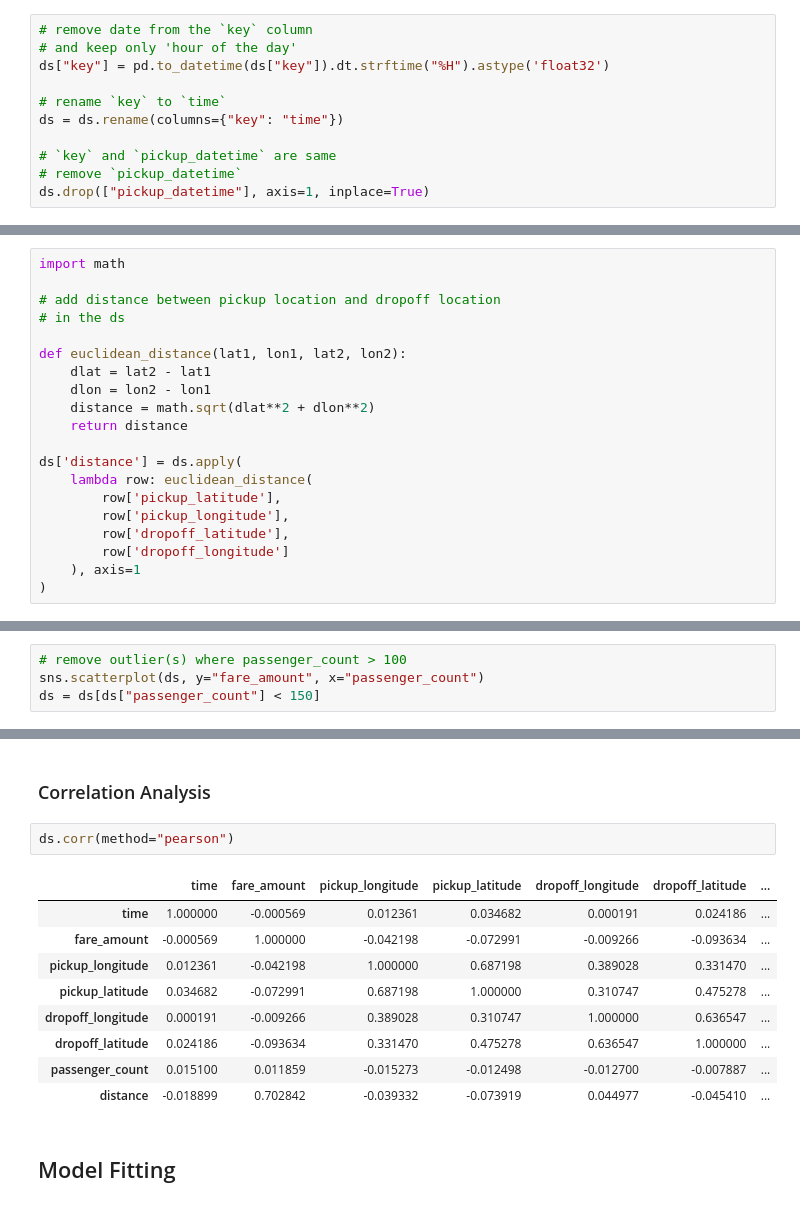
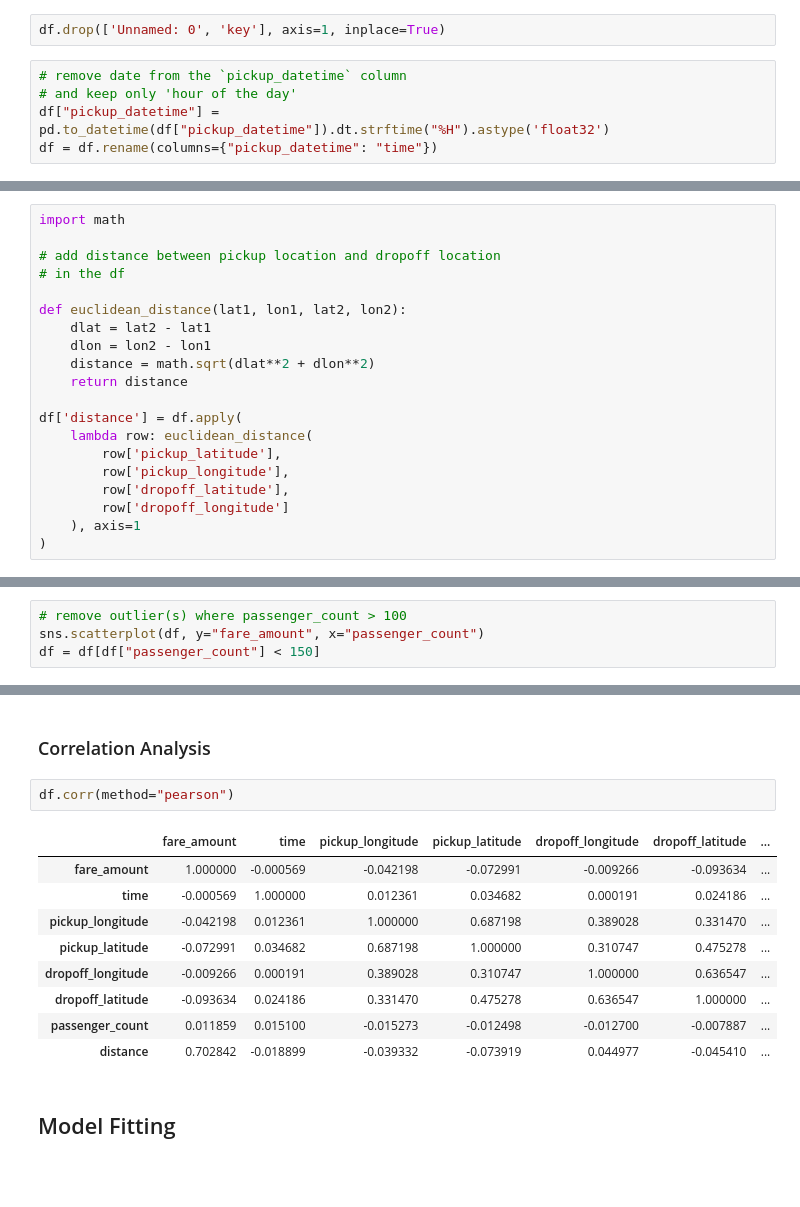
Before and after one commit to shxntanu/BE-Lab-Assignments, a Jupyter notebook: ML/1-regression.ipynb, the cells around one changed output, grey strips where cells are left out. Cells and saved outputs as stored; diff of their text form; blank space fills up the shorter version.

```diff
--- a/ML/1-regression.ipynb
+++ b/ML/1-regression.ipynb
@@ -65,13 +65,9 @@ ds.dropna(inplace=True)
 # %% [markdown]
 ### Feature Transformation
+# %%
+df.drop(['Unnamed: 0', 'key'], axis=1, inplace=True)
 # %%
-# remove date from the `key` column
+# remove date from the `pickup_datetime` column
 # and keep only 'hour of the day'
-ds["key"] = pd.to_datetime(ds["key"]).dt.strftime("%H").astype('float32')
-
-# rename `key` to `time`
-ds = ds.rename(columns={"key": "time"})
-
-# `key` and `pickup_datetime` are same
-# remove `pickup_datetime`
-ds.drop(["pickup_datetime"], axis=1, inplace=True)
+df["pickup_datetime"] = pd.to_datetime(df["pickup_datetime"]).dt.strftime("%H").astype('float32')
+df = df.rename(columns={"pickup_datetime": "time"})
@@ -82,7 +75,7 @@ ds.drop(["Unnamed: 0"], axis=1, inplace=True)
 import math
 
 # add distance between pickup location and dropoff location
-# in the ds
+# in the df
 
 def euclidean_distance(lat1, lon1, lat2, lon2):
     dlat = lat2 - lat1
@@ -90,7 +83,7 @@ def euclidean_distance(lat1, lon1, lat2, lon2):
     distance = math.sqrt(dlat**2 + dlon**2)
     return distance
 
-ds['distance'] = ds.apply(
+df['distance'] = df.apply(
     lambda row: euclidean_distance(
         row['pickup_latitude'],
         row['pickup_longitude'],
@@ -104,8 +97,8 @@ ds['distance'] = ds.apply(
 ### Outlier Analysis
 # %%
 # remove outlier(s) where passenger_count > 100
-sns.scatterplot(ds, y="fare_amount", x="passenger_count")
-ds = ds[ds["passenger_count"] < 150]
+sns.scatterplot(df, y="fare_amount", x="passenger_count")
+df = df[df["passenger_count"] < 150]
 # %% [output]
 [figure]
 # %%
@@ -123,17 +116,17 @@ remove_outliers("dropoff_longitude")
 # %% [markdown]
 ### Correlation Analysis
 # %%
-ds.corr(method="pearson")
+df.corr(method="pearson")
 # %% [output]
-|  | time | fare_amount | pickup_longitude | pickup_latitude | dropoff_longitude | dropoff_latitude | ... |
-| time | 1.000000 | -0.000569 | 0.012361 | 0.034682 | 0.000191 | 0.024186 | ... |
-| fare_amount | -0.000569 | 1.000000 | -0.042198 | -0.072991 | -0.009266 | -0.093634 | ... |
-| pickup_longitude | 0.012361 | -0.042198 | 1.000000 | 0.687198 | 0.389028 | 0.331470 | ... |
-| pickup_latitude | 0.034682 | -0.072991 | 0.687198 | 1.000000 | 0.310747 | 0.475278 | ... |
-| dropoff_longitude | 0.000191 | -0.009266 | 0.389028 | 0.310747 | 1.000000 | 0.636547 | ... |
-| dropoff_latitude | 0.024186 | -0.093634 | 0.331470 | 0.475278 | 0.636547 | 1.000000 | ... |
-| passenger_count | 0.015100 | 0.011859 | -0.015273 | -0.012498 | -0.012700 | -0.007887 | ... |
-| distance | -0.018899 | 0.702842 | -0.039332 | -0.073919 | 0.044977 | -0.045410 | ... |
+|  | fare_amount | time | pickup_longitude | pickup_latitude | dropoff_longitude | dropoff_latitude | ... |
+| fare_amount | 1.000000 | -0.000569 | -0.042198 | -0.072991 | -0.009266 | -0.093634 | ... |
+| time | -0.000569 | 1.000000 | 0.012361 | 0.034682 | 0.000191 | 0.024186 | ... |
+| pickup_longitude | -0.042198 | 0.012361 | 1.000000 | 0.687198 | 0.389028 | 0.331470 | ... |
+| pickup_latitude | -0.072991 | 0.034682 | 0.687198 | 1.000000 | 0.310747 | 0.475278 | ... |
+| dropoff_longitude | -0.009266 | 0.000191 | 0.389028 | 0.310747 | 1.000000 | 0.636547 | ... |
+| dropoff_latitude | -0.093634 | 0.024186 | 0.331470 | 0.475278 | 0.636547 | 1.000000 | ... |
+| passenger_count | 0.011859 | 0.015100 | -0.015273 | -0.012498 | -0.012700 | -0.007887 | ... |
+| distance | 0.702842 | -0.018899 | -0.039332 | -0.073919 | 0.044977 | -0.045410 | ... |
 # %% [markdown]
 ## Model Fitting
 # %% [markdown]
```
Also changed, not shown: parts of 8 cells of this notebook.
